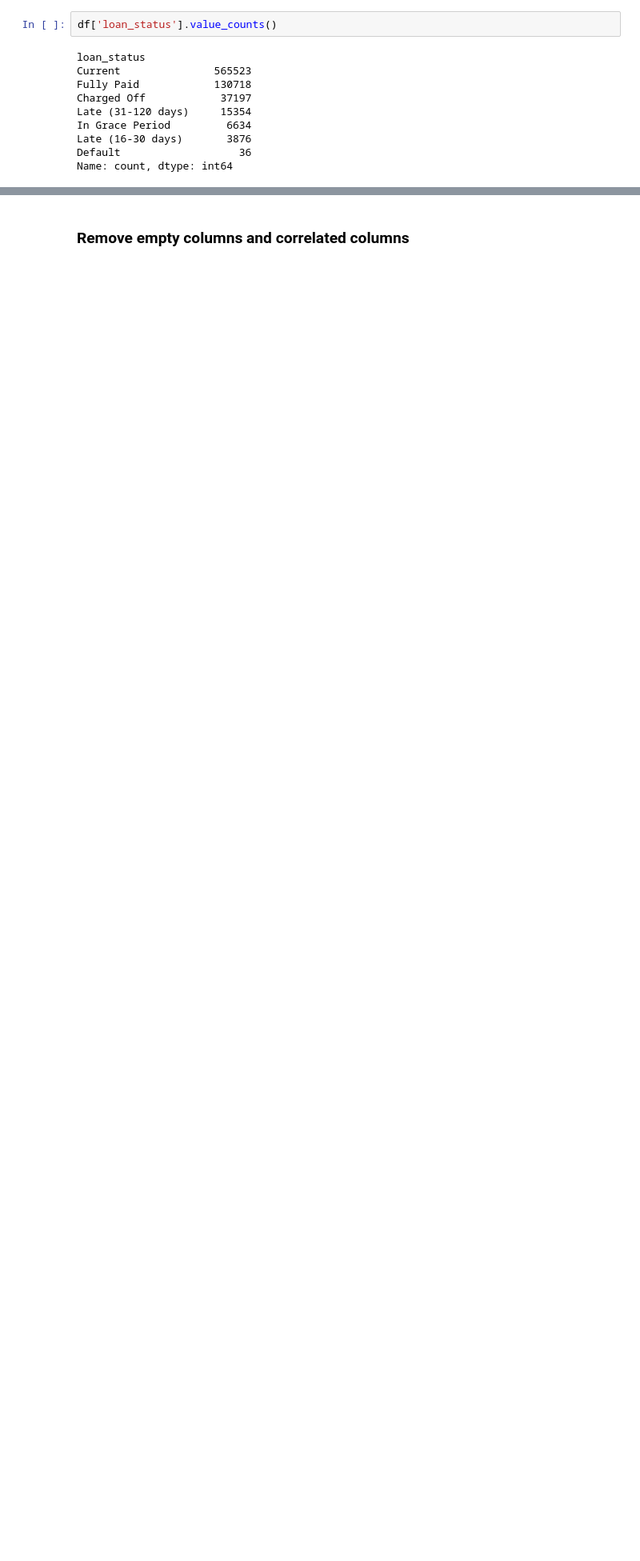
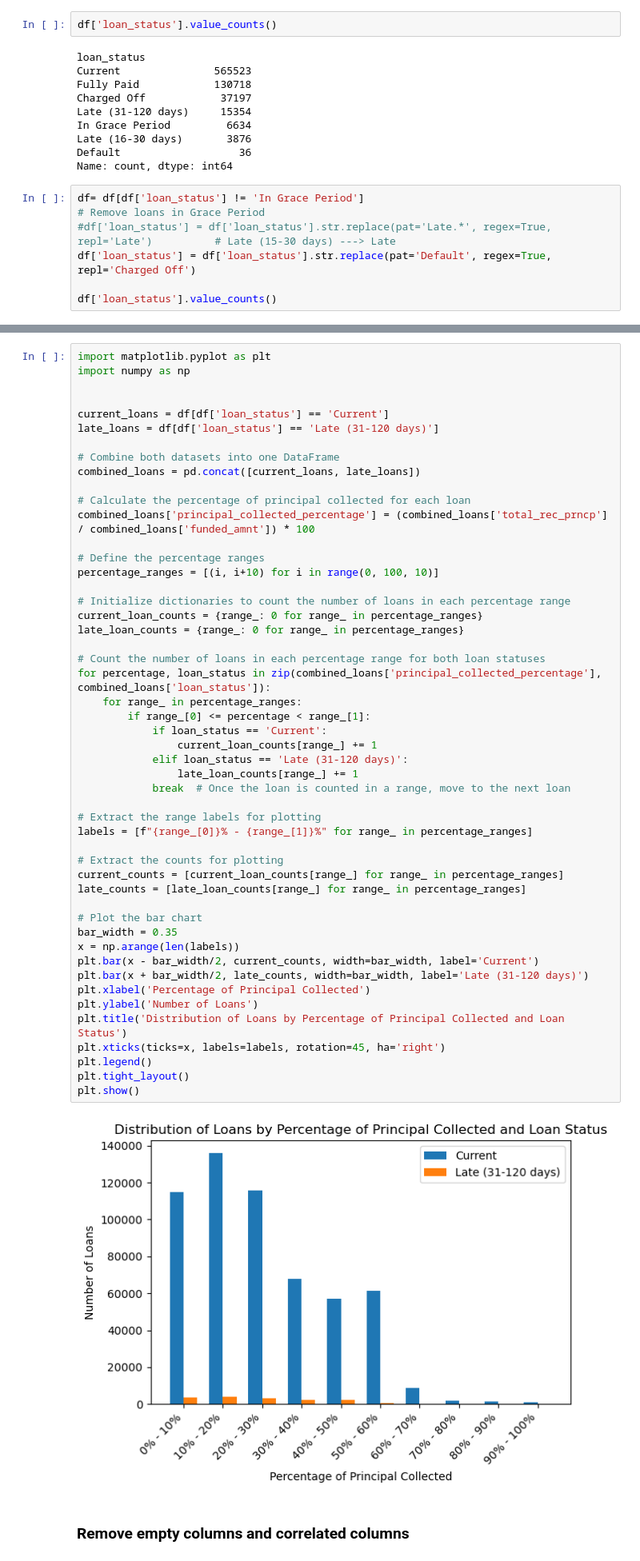
Before and after one commit to SenithDilitha/AIAndInnovation, a Jupyter notebook: LoanStatusPrediction/loan_status_prediction.ipynb, the cells around one changed output, grey strips where cells are left out. Shown at 80% size. Cells and saved outputs as stored; diff of their text form; blank space fills up the shorter version.

```diff
--- a/LoanStatusPrediction/loan_status_prediction.ipynb
+++ b/LoanStatusPrediction/loan_status_prediction.ipynb
@@ -52,3 +52,9 @@ In Grace Period         6634
 Late (16-30 days)       3876
 Default                   36
 Name: count, dtype: int64
+# %%
+df= df[df['loan_status'] != 'In Grace Period']                                                    # Remove loans in Grace Period
+#df['loan_status'] = df['loan_status'].str.replace(pat='Late.*', regex=True, repl='Late')          # Late (15-30 days) ---> Late
+df['loan_status'] = df['loan_status'].str.replace(pat='Default', regex=True, repl='Charged Off')
+
+df['loan_status'].value_counts()
@@ -55,3 +69,55 @@ Name: count, dtype: int64
+# %%
+import matplotlib.pyplot as plt
+import numpy as np
+
+
+current_loans = df[df['loan_status'] == 'Current']
+late_loans = df[df['loan_status'] == 'Late (31-120 days)']
+
+# Combine both datasets into one DataFrame
+combined_loans = pd.concat([current_loans, late_loans])
+
+# Calculate the percentage of principal collected for each loan
+combined_loans['principal_collected_percentage'] = (combined_loans['total_rec_prncp'] / combined_loans['funded_amnt']) * 100
+
+# Define the percentage ranges
+percentage_ranges = [(i, i+10) for i in range(0, 100, 10)]
+
+# Initialize dictionaries to count the number of loans in each percentage range
+current_loan_counts = {range_: 0 for range_ in percentage_ranges}
+late_loan_counts = {range_: 0 for range_ in percentage_ranges}
+
+# Count the number of loans in each percentage range for both loan statuses
+for percentage, loan_status in zip(combined_loans['principal_collected_percentage'], combined_loans['loan_status']):
+    for range_ in percentage_ranges:
+        if range_[0] <= percentage < range_[1]:
+            if loan_status == 'Current':
+                current_loan_counts[range_] += 1
+            elif loan_status == 'Late (31-120 days)':
+                late_loan_counts[range_] += 1
+            break  # Once the loan is counted in a range, move to the next loan
+
+# Extract the range labels for plotting
+labels = [f"{range_[0]}% - {range_[1]}%" for range_ in percentage_ranges]
+
+# Extract the counts for plotting
+current_counts = [current_loan_counts[range_] for range_ in percentage_ranges]
+late_counts = [late_loan_counts[range_] for range_ in percentage_ranges]
+
+# Plot the bar chart
+bar_width = 0.35
+x = np.arange(len(labels))
+plt.bar(x - bar_width/2, current_counts, width=bar_width, label='Current')
+plt.bar(x + bar_width/2, late_counts, width=bar_width, label='Late (31-120 days)')
+plt.xlabel('Percentage of Principal Collected')
+plt.ylabel('Number of Loans')
+plt.title('Distribution of Loans by Percentage of Principal Collected and Loan Status')
+plt.xticks(ticks=x, labels=labels, rotation=45, ha='right')
+plt.legend()
+plt.tight_layout()
+plt.show()
+# %% [output]
+[figure, added]
 # %% [markdown]
 ### Remove empty columns and correlated columns
 # %%
```
Also changed, not shown: parts of 4 cells of this notebook.
